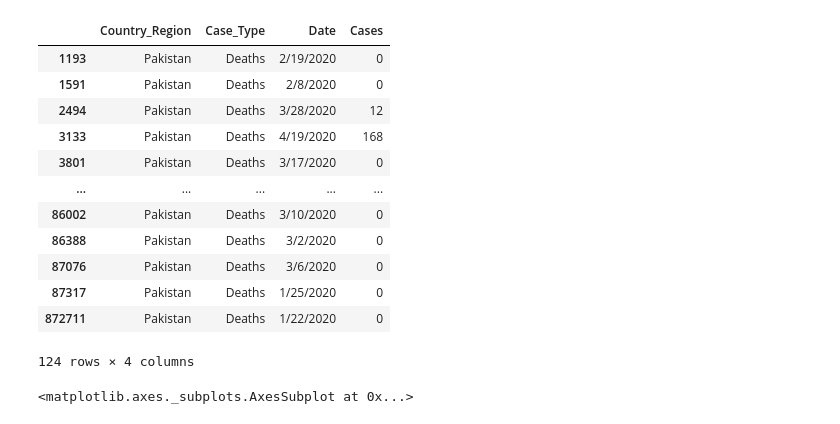
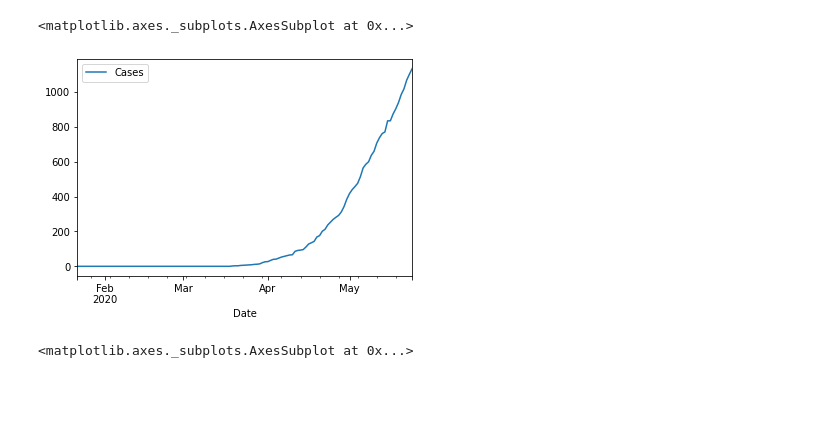
Before and after one commit to amirsaleem1990/Corona-Analysis, a Jupyter notebook: Corona Analysis.ipynb, the cells around one changed output. Cells and saved outputs as stored; diff of their text form; code cells hidden in the pictures; blank space fills up the shorter version.

```diff
--- a/Corona Analysis.ipynb
+++ b/Corona Analysis.ipynb
@@ -1,22 +1,15 @@
 # %%
 # df = pd.read_csv("COVID-19 Cases.zip")
 # df = df[["Country_Region", "Case_Type", "Date", "Cases"]]
-df = df[(df.Country_Region == "Pakistan") & (df.Case_Type == "Deaths")]
-a = pd.to_datetime(df.Date)
+# df = df[(df.Country_Region == "Pakistan") & (df.Case_Type == "Deaths")]
+# df.Date = pd.to_datetime(df.Date)
+# df = df.sort_values("Date")
+# df1 = df[["Cases"]]#.plot()
+# df1.index = df.Date
+df1.plot()
 # %% [output]
-|  | Country_Region | Case_Type | Date | Cases |
-| 1193 | Pakistan | Deaths | 2/19/2020 | 0 |
-| 1591 | Pakistan | Deaths | 2/8/2020 | 0 |
-| 2494 | Pakistan | Deaths | 3/28/2020 | 12 |
-| 3133 | Pakistan | Deaths | 4/19/2020 | 168 |
-| 3801 | Pakistan | Deaths | 3/17/2020 | 0 |
-| ... | ... | ... | ... | ... |
-| 86002 | Pakistan | Deaths | 3/10/2020 | 0 |
-| 86388 | Pakistan | Deaths | 3/2/2020 | 0 |
-| 87076 | Pakistan | Deaths | 3/6/2020 | 0 |
-| 87317 | Pakistan | Deaths | 1/25/2020 | 0 |
-| 872711 | Pakistan | Deaths | 1/22/2020 | 0 |
-124 rows × 4 columns
+<matplotlib.axes._subplots.AxesSubplot at 0x...>
+[figure, added]
 # %%
 import pandas as pd
 import matplotlib.pyplot as plt
```
